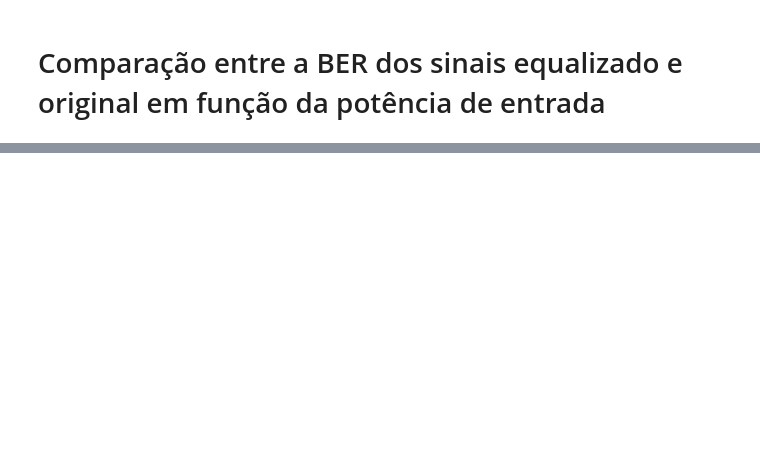
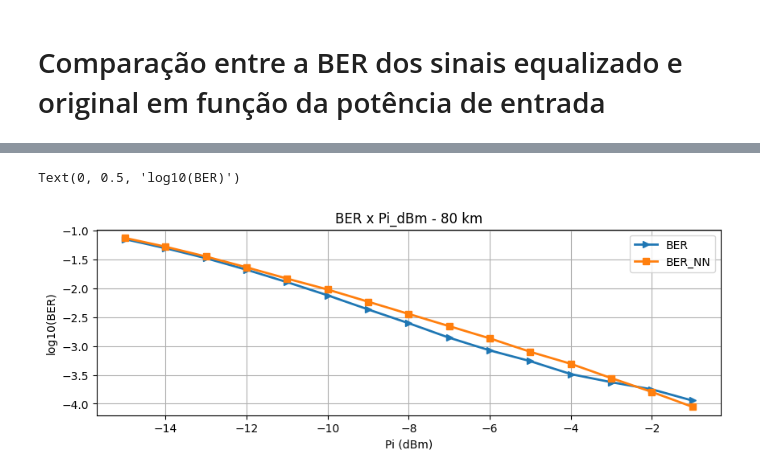
Before and after one commit to JezraelP/ProcessamentoDigitaldeSinais, a Jupyter notebook: ProjetoPDS - Equalizador.ipynb, the cells around one changed output, grey strips where cells are left out. Drawn from its saved outputs; the diff is of its cells as text; code cells hidden in the pictures; blank space fills up the shorter version.

```diff
--- a/ProjetoPDS - Equalizador.ipynb
+++ b/ProjetoPDS - Equalizador.ipynb
@@ -216,0 +279,11 @@ Text(0, 0.5, 'log10(BER)')
+# %%
+plt.plot(power, np.log10(BER),'>-', label='BER',linewidth = 2)
+plt.plot(power, np.log10(BER_NN),'-s', label='BER_NN', linewidth = 2)
+plt.grid()
+plt.legend();
+plt.title('BER x Pi_dBm - 80 km')
+plt.xlabel('Pi (dBm)')
+plt.ylabel('log10(BER)')
+# %% [output]
+Text(0, 0.5, 'log10(BER)')
+[figure, added]
```
Also changed, not shown: parts of 7 cells of this notebook.
